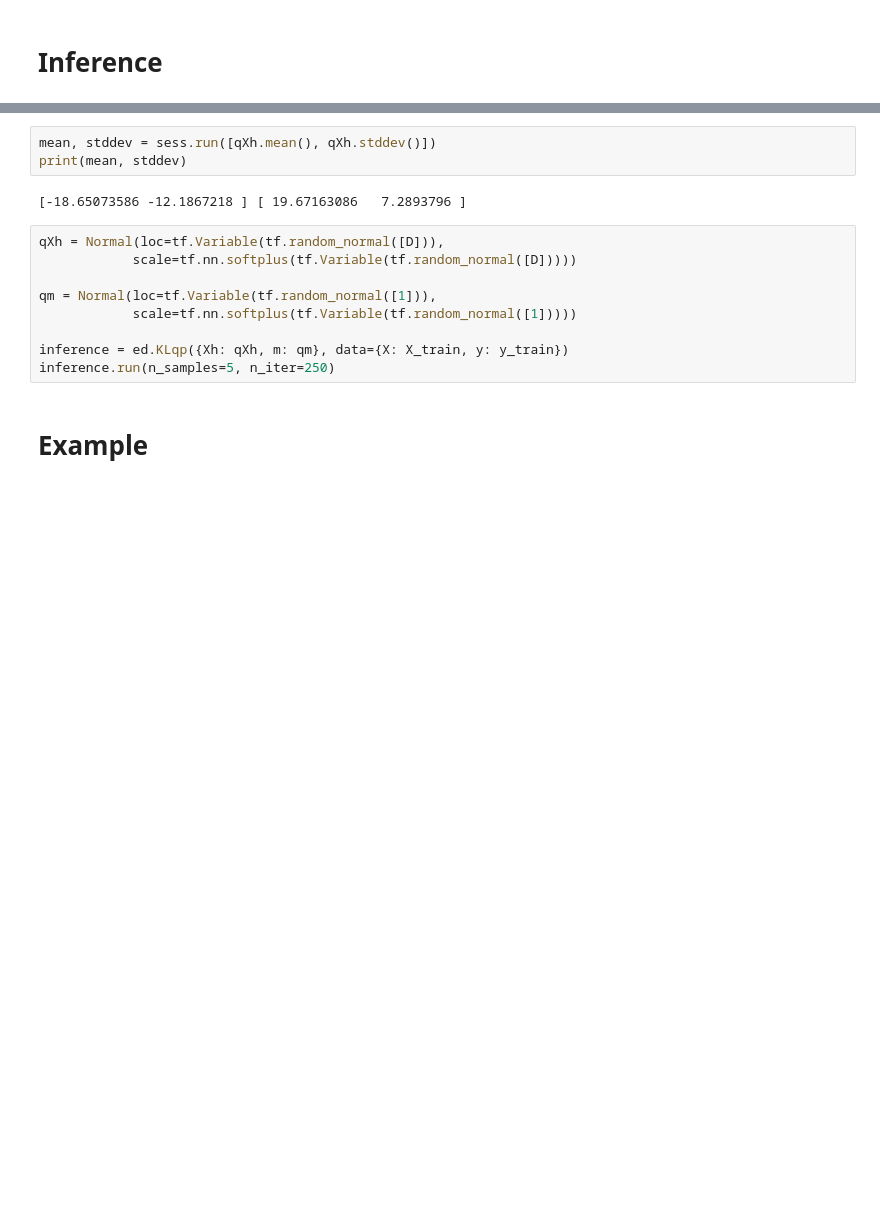
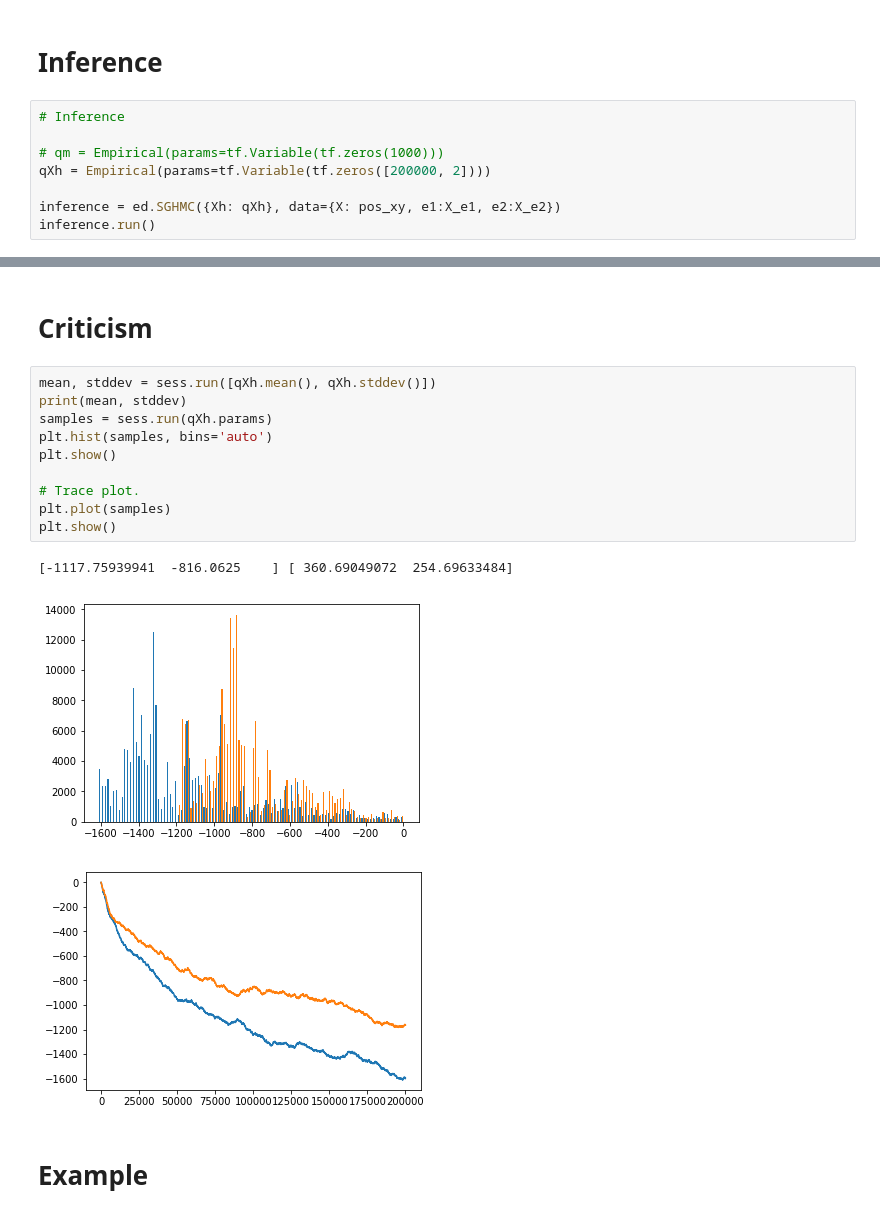
Before and after one commit to HTplex/probp.finalproject, a Jupyter notebook: 1.0-H.ipynb, the cells around one changed output, grey strips where cells are left out. Saved outputs shown, nothing was run; the diff lists cells and outputs as text; blank space fills up the shorter version.

Commit message:
add criticism

```diff
--- a/1.0-H.ipynb
+++ b/1.0-H.ipynb
@@ -144,3 +143,11 @@ inference.run()
 10000/10000 [100%] ██████████████████████████████ Elapsed: 18s | Acceptance Rate: 1.000
 # %% [markdown]
 # Inference
+# %%
+# Inference
+
+# qm = Empirical(params=tf.Variable(tf.zeros(1000)))
+qXh = Empirical(params=tf.Variable(tf.zeros([200000, 2])))
+
+inference = ed.SGHMC({Xh: qXh}, data={X: pos_xy, e1:X_e1, e2:X_e2})
+inference.run()
@@ -147,17 +156,19 @@ inference.run()
+# %% [markdown]
+# Criticism
 # %%
 mean, stddev = sess.run([qXh.mean(), qXh.stddev()])
 print(mean, stddev)
+samples = sess.run(qXh.params)
+plt.hist(samples, bins='auto')
+plt.show()
+
+# Trace plot.
+plt.plot(samples)
+plt.show()
 # %% [output]
-[-18.65073586 -12.1867218 ] [ 19.67163086   7.2893796 ]
+[-1117.75939941  -816.0625    ] [ 360.69049072  254.69633484]
+[figure, added]
+[figure, added]
-# %%
-qXh = Normal(loc=tf.Variable(tf.random_normal([D])),
-            scale=tf.nn.softplus(tf.Variable(tf.random_normal([D]))))
-
-qm = Normal(loc=tf.Variable(tf.random_normal([1])),
-            scale=tf.nn.softplus(tf.Variable(tf.random_normal([1]))))
-
-inference = ed.KLqp({Xh: qXh, m: qm}, data={X: X_train, y: y_train})
-inference.run(n_samples=5, n_iter=250)
 # %% [markdown]
 # Example
 # %%
```
Also changed, not shown: parts of 2 cells of this notebook.
